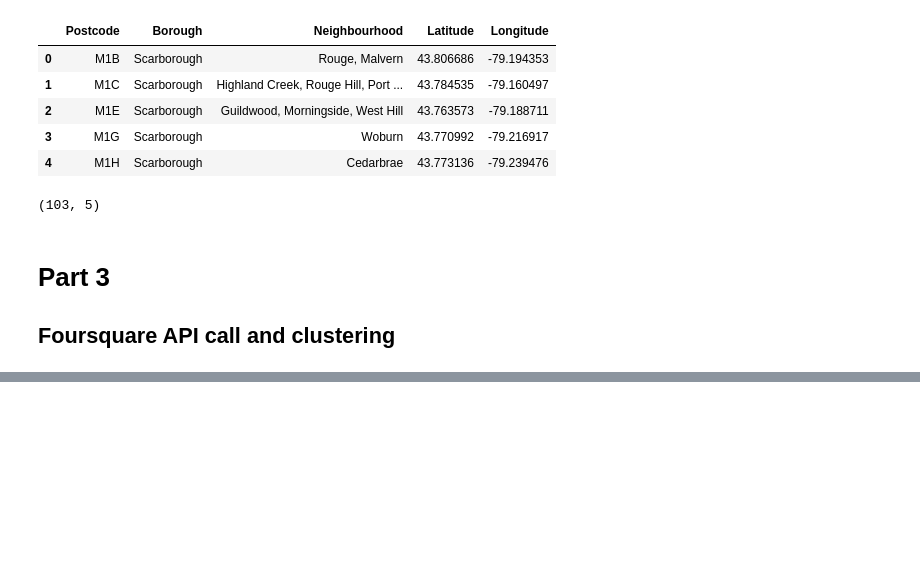
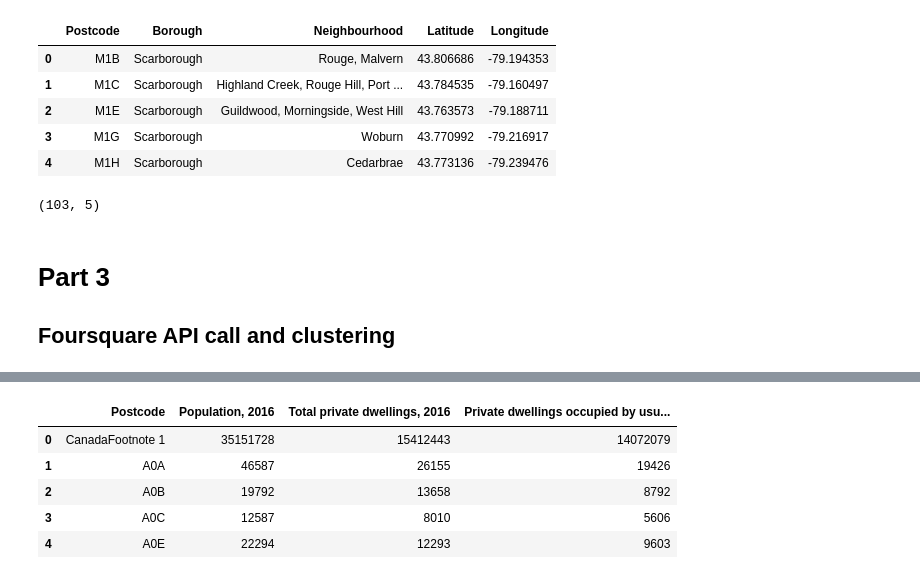
Before and after one commit to Ajstanley89/Battle-of-the-Neighborhoods, a Jupyter notebook: Clustering Toronto Neighborhoods.ipynb, the cells around one changed output, grey strips where cells are left out. Saved outputs shown, nothing was run; the diff lists cells and outputs as text; code cells hidden in the pictures; blank space fills up the shorter version.

```diff
--- a/Clustering Toronto Neighborhoods.ipynb
+++ b/Clustering Toronto Neighborhoods.ipynb
@@ -10,4 +10,12 @@ from pprint import pprint
 import requests
 import pandas as pd
 import numpy as np
+# %%
+# define function to get html info using requests
+def get_html(url):
+    '''url and returns a beautiful soup object for that webpage'''
+    r = requests.get(url)
+    doc = r.content
+    soup = BeautifulSoup(doc, 'lxml')
+    return soup
 # %%
@@ -216,0 +289,12 @@ df.shape
+# %%
+# read table into df
+census_df = pd.read_html(str(census_table), header=0, skiprows=[1])[0]
+census_df.rename(columns={'Geographic name':'Postcode'}, inplace=True)
+census_df.head()
+# %% [output]
+|  | Postcode | Population, 2016 | Total private dwellings, 2016 | Private dwellings occupied by usu... |
+| 0 | CanadaFootnote 1 | 35151728 | 15412443 | 14072079 |
+| 1 | A0A | 46587 | 26155 | 19426 |
+| 2 | A0B | 19792 | 13658 | 8792 |
+| 3 | A0C | 12587 | 8010 | 5606 |
+| 4 | A0E | 22294 | 12293 | 9603 |
```
Also changed, not shown: parts of 18 cells of this notebook.
